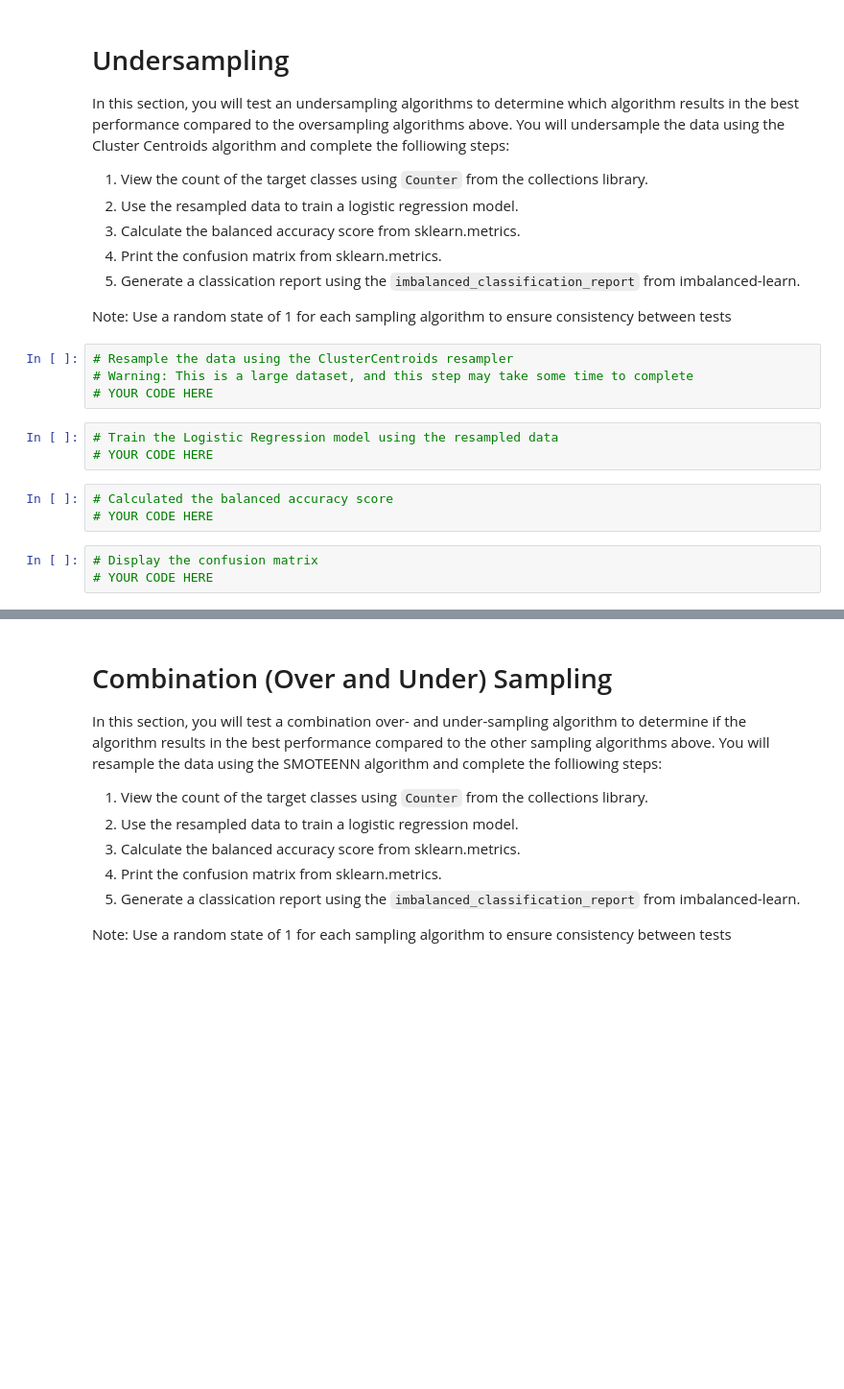
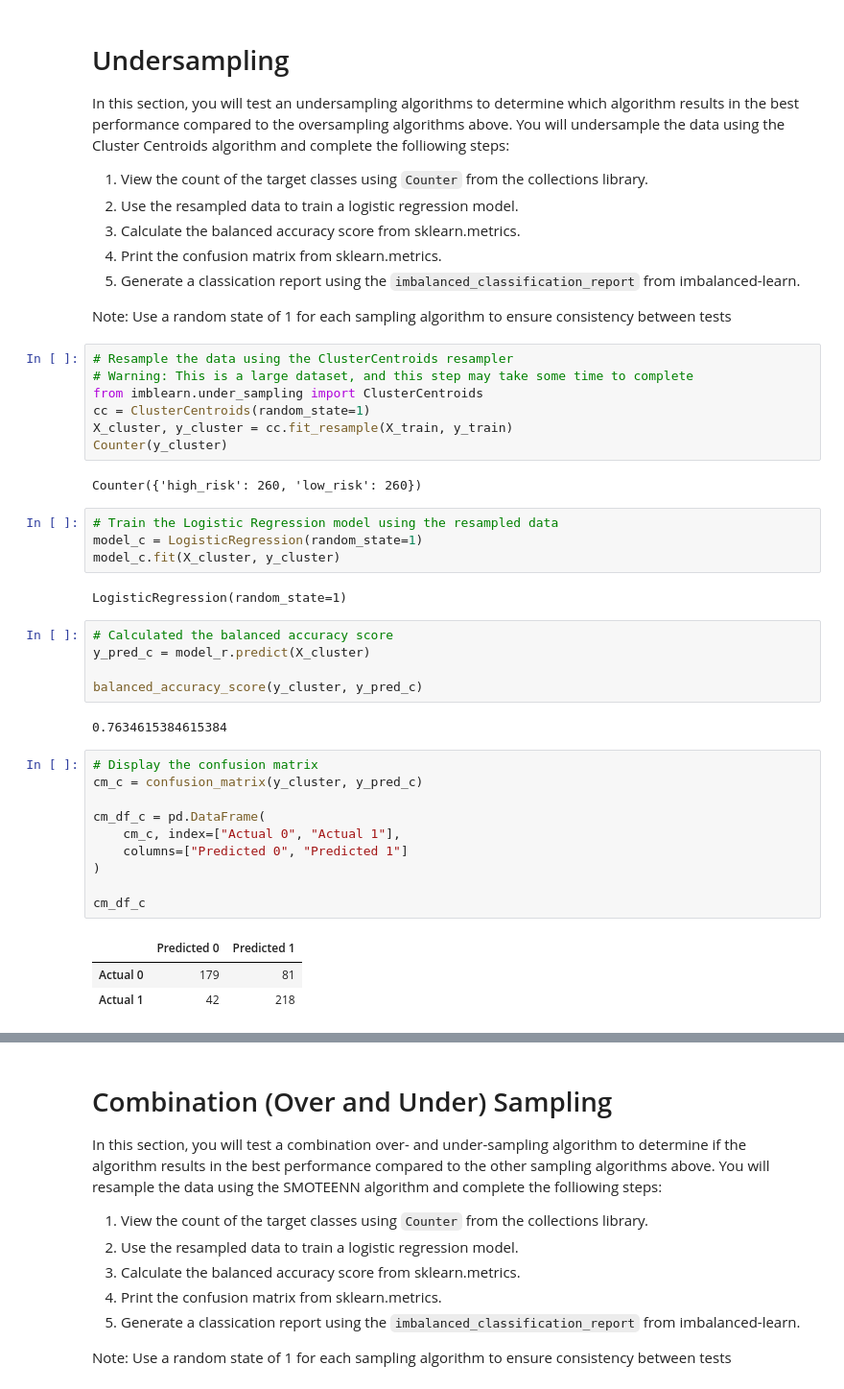
Before and after one commit to cbeckler/credit_risk_analysis, a Jupyter notebook: credit_risk_resampling.ipynb, the cells around one changed output, grey strips where cells are left out. Shown: that part at 96% size. Saved outputs shown, nothing was run; the diff lists cells and outputs as text; blank space fills up the shorter version.

Commit message:
cluster undersampling

```diff
--- a/credit_risk_resampling.ipynb
+++ b/credit_risk_resampling.ipynb
@@ -281,15 +281,38 @@ Note: Use a random state of 1 for each sampling algorithm to ensure consistency
 # %%
 # Resample the data using the ClusterCentroids resampler
 # Warning: This is a large dataset, and this step may take some time to complete
-# YOUR CODE HERE
+from imblearn.under_sampling import ClusterCentroids
+cc = ClusterCentroids(random_state=1)
+X_cluster, y_cluster = cc.fit_resample(X_train, y_train)
+Counter(y_cluster)
+# %% [output]
+Counter({'high_risk': 260, 'low_risk': 260})
 # %%
 # Train the Logistic Regression model using the resampled data
-# YOUR CODE HERE
+model_c = LogisticRegression(random_state=1)
+model_c.fit(X_cluster, y_cluster)
+# %% [output]
+LogisticRegression(random_state=1)
 # %%
 # Calculated the balanced accuracy score
-# YOUR CODE HERE
+y_pred_c = model_r.predict(X_cluster)
+
+balanced_accuracy_score(y_cluster, y_pred_c)
+# %% [output]
+0.7634615384615384
-# %%
-# Display the confusion matrix
-# YOUR CODE HERE
+# %%
+# Display the confusion matrix
+cm_c = confusion_matrix(y_cluster, y_pred_c)
+
+cm_df_c = pd.DataFrame(
+    cm_c, index=["Actual 0", "Actual 1"],
+    columns=["Predicted 0", "Predicted 1"]
+)
+
+cm_df_c
+# %% [output]
+|  | Predicted 0 | Predicted 1 |
+| Actual 0 | 179 | 81 |
+| Actual 1 | 42 | 218 |
 # %%
 # Print the imbalanced classification report
```
Also changed, not shown: parts of 1 cell of this notebook.
